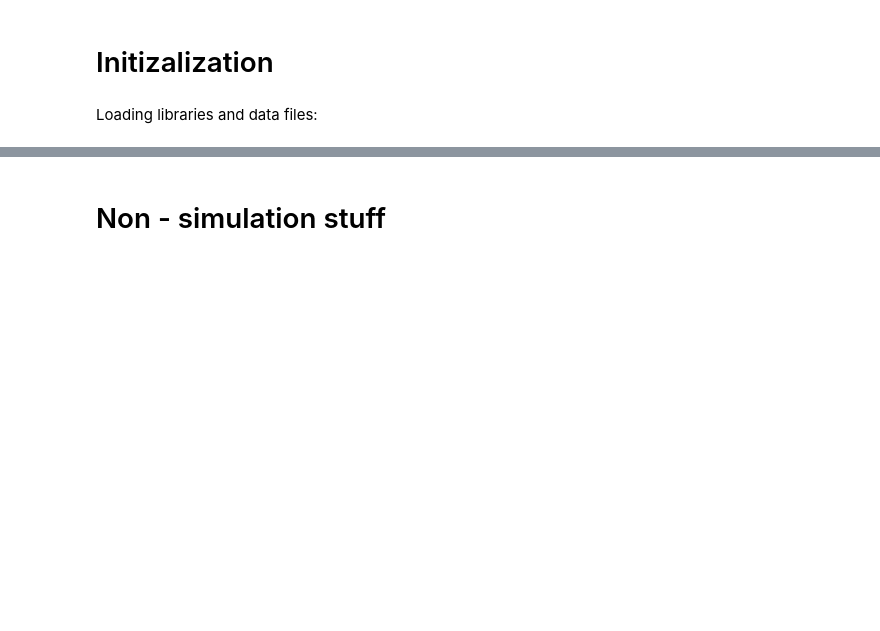
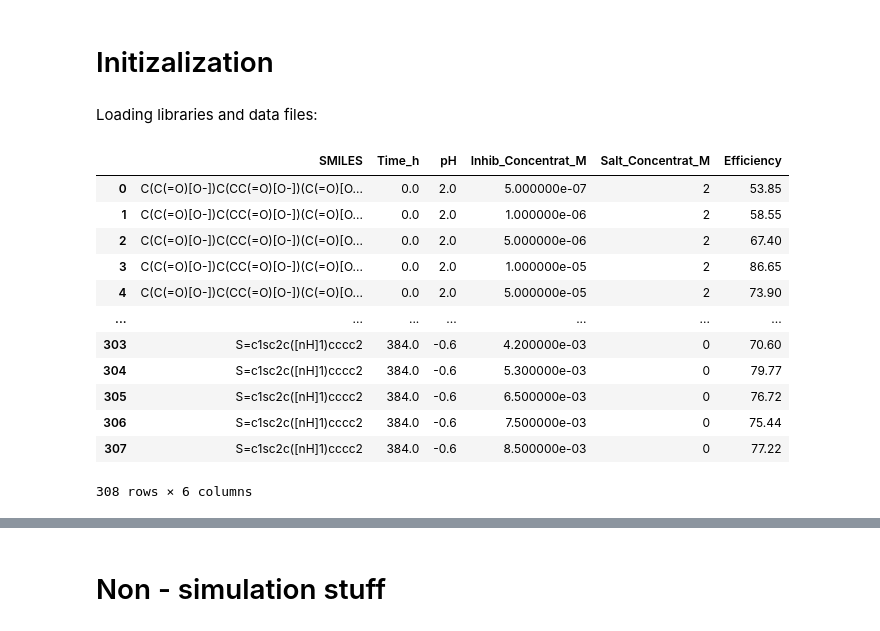
Before and after one commit to AC-BO-Hackathon/project-surface-science-syndicate, a Jupyter notebook: can_baybe-inhibitor.ipynb, the cells around one changed output, grey strips where cells are left out. Cells and saved outputs as stored; diff of their text form; code cells hidden in the pictures; blank space fills up the shorter version.

```diff
--- a/can_baybe-inhibitor.ipynb
+++ b/can_baybe-inhibitor.ipynb
@@ -9,21 +9,36 @@ Loading libraries and data files:
 # %%
 import pandas as pd
 import numpy as np
 import matplotlib.pyplot as plt
 import seaborn as sns
 import os
 
 from baybe import Campaign
 from baybe.objective import Objective
 from baybe.parameters import NumericalDiscreteParameter, SubstanceParameter
 from baybe.recommenders import RandomRecommender, TwoPhaseMetaRecommender
 from baybe.searchspace import SearchSpace
 from baybe.simulation import simulate_scenarios
 from baybe.targets import NumericalTarget
 
-df_AA2024 = pd.read_excel('data/filtered_AA2024.xlsx')
-df_AA1000 = pd.read_excel('data/filtered_AA1000.xlsx')
-df_Al = pd.read_excel('data/filtered_Al.xlsx')
+df_AA2024 = pd.read_excel('data/averaged_filtered_AA2024.xlsx')
+df_AA1000 = pd.read_excel('data/averaged_filtered_AA1000.xlsx')
+df_Al = pd.read_excel('data/averaged_filtered_Al.xlsx')
 
-df_active = df_AA2024
+df_active = df_AA1000
+df_active
+# %% [output]
+|  | SMILES | Time_h | pH | Inhib_Concentrat_M | Salt_Concentrat_M | Efficiency |
+| 0 | C(C(=O)[O-])C(CC(=O)[O-])(C(=O)[O... | 0.0 | 2.0 | 5.000000e-07 | 2 | 53.85 |
+| 1 | C(C(=O)[O-])C(CC(=O)[O-])(C(=O)[O... | 0.0 | 2.0 | 1.000000e-06 | 2 | 58.55 |
+| 2 | C(C(=O)[O-])C(CC(=O)[O-])(C(=O)[O... | 0.0 | 2.0 | 5.000000e-06 | 2 | 67.40 |
+| 3 | C(C(=O)[O-])C(CC(=O)[O-])(C(=O)[O... | 0.0 | 2.0 | 1.000000e-05 | 2 | 86.65 |
+| 4 | C(C(=O)[O-])C(CC(=O)[O-])(C(=O)[O... | 0.0 | 2.0 | 5.000000e-05 | 2 | 73.90 |
+| ... | ... | ... | ... | ... | ... | ... |
+| 303 | S=c1sc2c([nH]1)cccc2 | 384.0 | -0.6 | 4.200000e-03 | 0 | 70.60 |
+| 304 | S=c1sc2c([nH]1)cccc2 | 384.0 | -0.6 | 5.300000e-03 | 0 | 79.77 |
+| 305 | S=c1sc2c([nH]1)cccc2 | 384.0 | -0.6 | 6.500000e-03 | 0 | 76.72 |
+| 306 | S=c1sc2c([nH]1)cccc2 | 384.0 | -0.6 | 7.500000e-03 | 0 | 75.44 |
+| 307 | S=c1sc2c([nH]1)cccc2 | 384.0 | -0.6 | 8.500000e-03 | 0 | 77.22 |
+308 rows × 6 columns
 # %%
```
Also changed, not shown: parts of 13 cells of this notebook, 2 other files.
